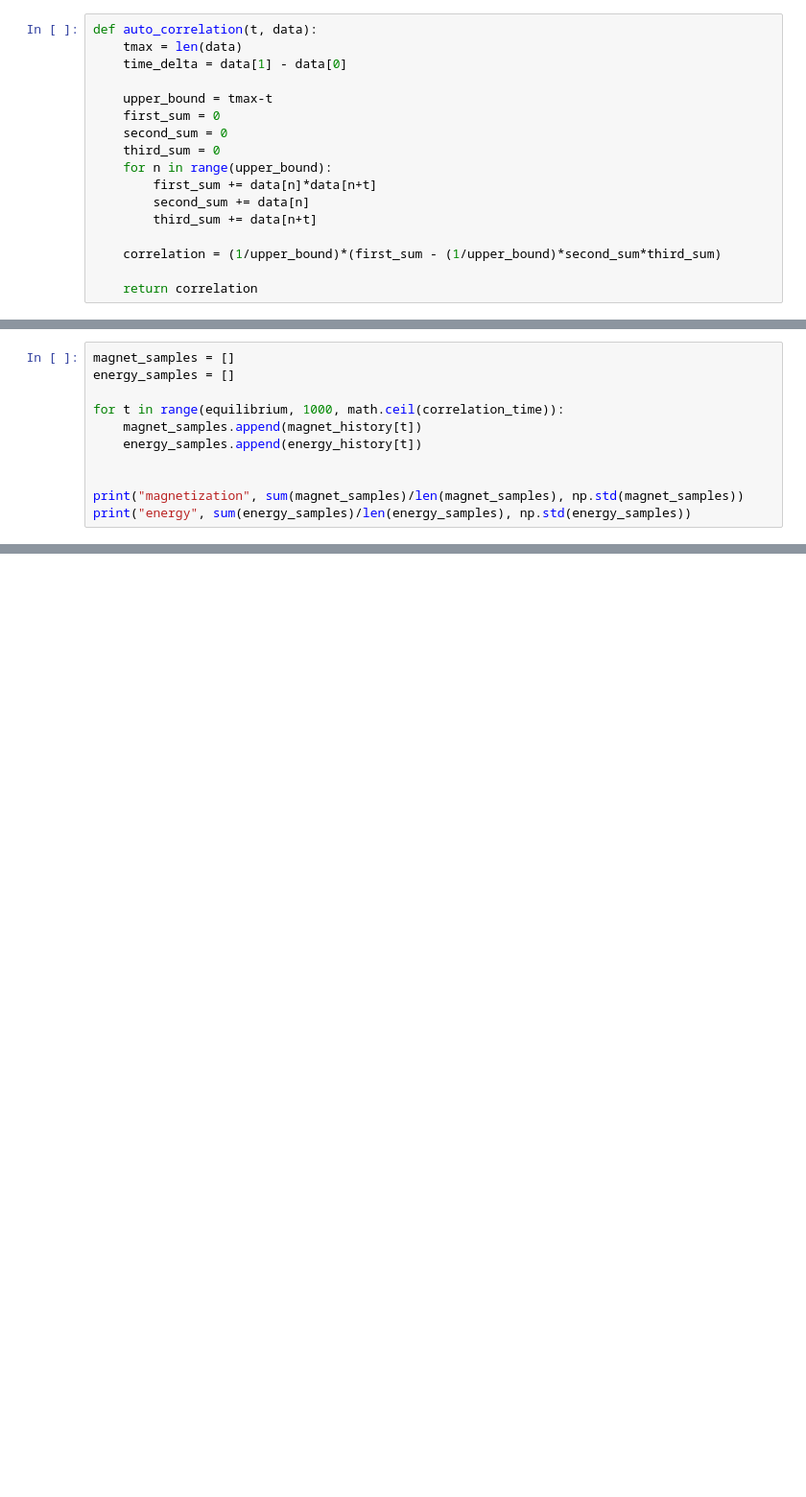
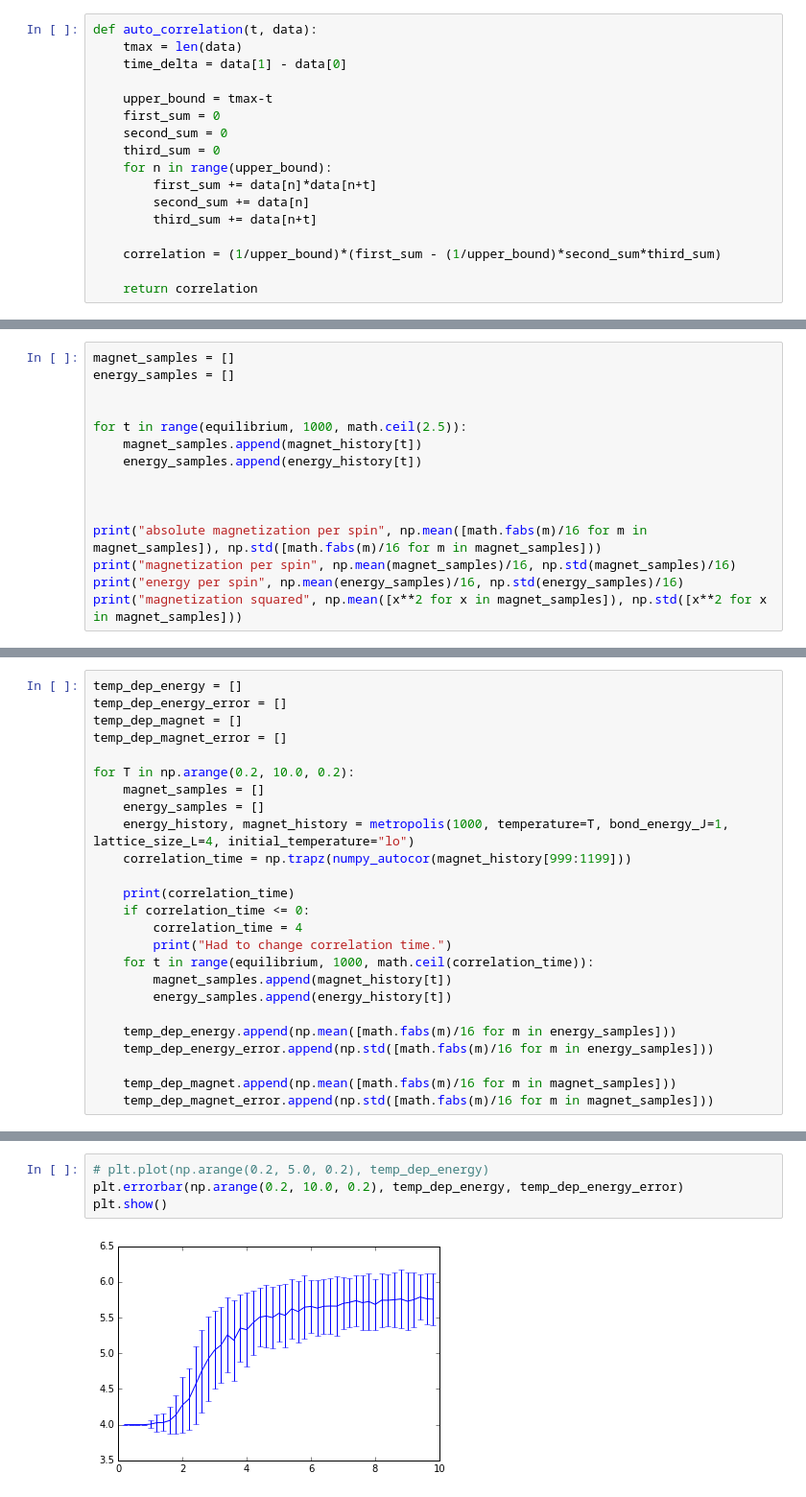
Before and after one commit to teunzwart/bachelor-project, a Jupyter notebook: code/Metropolis-Ising.ipynb, the cells around one changed output, grey strips where cells are left out. Shown at 96% size. Drawn from its saved outputs; the diff is of its cells as text; blank space fills up the shorter version.

```diff
--- a/code/Metropolis-Ising.ipynb
+++ b/code/Metropolis-Ising.ipynb
@@ -139,11 +154,15 @@ plt.show()
 magnet_samples = []
 energy_samples = []
 
-for t in range(equilibrium, 1000, math.ceil(correlation_time)):
+
+for t in range(equilibrium, 1000, math.ceil(2.5)):
     magnet_samples.append(magnet_history[t])
     energy_samples.append(energy_history[t])
 
 
-print("magnetization", sum(magnet_samples)/len(magnet_samples), np.std(magnet_samples))
-print("energy", sum(energy_samples)/len(energy_samples), np.std(energy_samples))
+
+print("absolute magnetization per spin", np.mean([math.fabs(m)/16 for m in magnet_samples]), np.std([math.fabs(m)/16 for m in magnet_samples]))
+print("magnetization per spin", np.mean(magnet_samples)/16, np.std(magnet_samples)/16)
+print("energy per spin", np.mean(energy_samples)/16, np.std(energy_samples)/16)
+print("magnetization squared", np.mean([x**2 for x in magnet_samples]), np.std([x**2 for x in magnet_samples]))
 # %% [output]
@@ -151,0 +179,25 @@ energy 33.8536585366 19.3069695183
+# %%
+temp_dep_energy = []
+temp_dep_energy_error = []
+temp_dep_magnet = []
+temp_dep_magnet_error = []
+
+for T in np.arange(0.2, 10.0, 0.2):
+    magnet_samples = []
+    energy_samples = []
+    energy_history, magnet_history = metropolis(1000, temperature=T, bond_energy_J=1, lattice_size_L=4, initial_temperature="lo")
+    correlation_time = np.trapz(numpy_autocor(magnet_history[999:1199]))
+
+    print(correlation_time)
+    if correlation_time <= 0:
+        correlation_time = 4
+        print("Had to change correlation time.")
+    for t in range(equilibrium, 1000, math.ceil(correlation_time)):
+        magnet_samples.append(magnet_history[t])
+        energy_samples.append(energy_history[t])
+
+    temp_dep_energy.append(np.mean([math.fabs(m)/16 for m in energy_samples]))
+    temp_dep_energy_error.append(np.std([math.fabs(m)/16 for m in energy_samples]))
+
+    temp_dep_magnet.append(np.mean([math.fabs(m)/16 for m in magnet_samples]))
+    temp_dep_magnet_error.append(np.std([math.fabs(m)/16 for m in magnet_samples]))
@@ -151,0 +229,6 @@ energy 33.8536585366 19.3069695183
+# %%
+# plt.plot(np.arange(0.2, 5.0, 0.2), temp_dep_energy)
+plt.errorbar(np.arange(0.2, 10.0, 0.2), temp_dep_energy, temp_dep_energy_error)
+plt.show()
+# %% [output]
+[figure, added]
```
Also changed, not shown: parts of 9 cells of this notebook.
